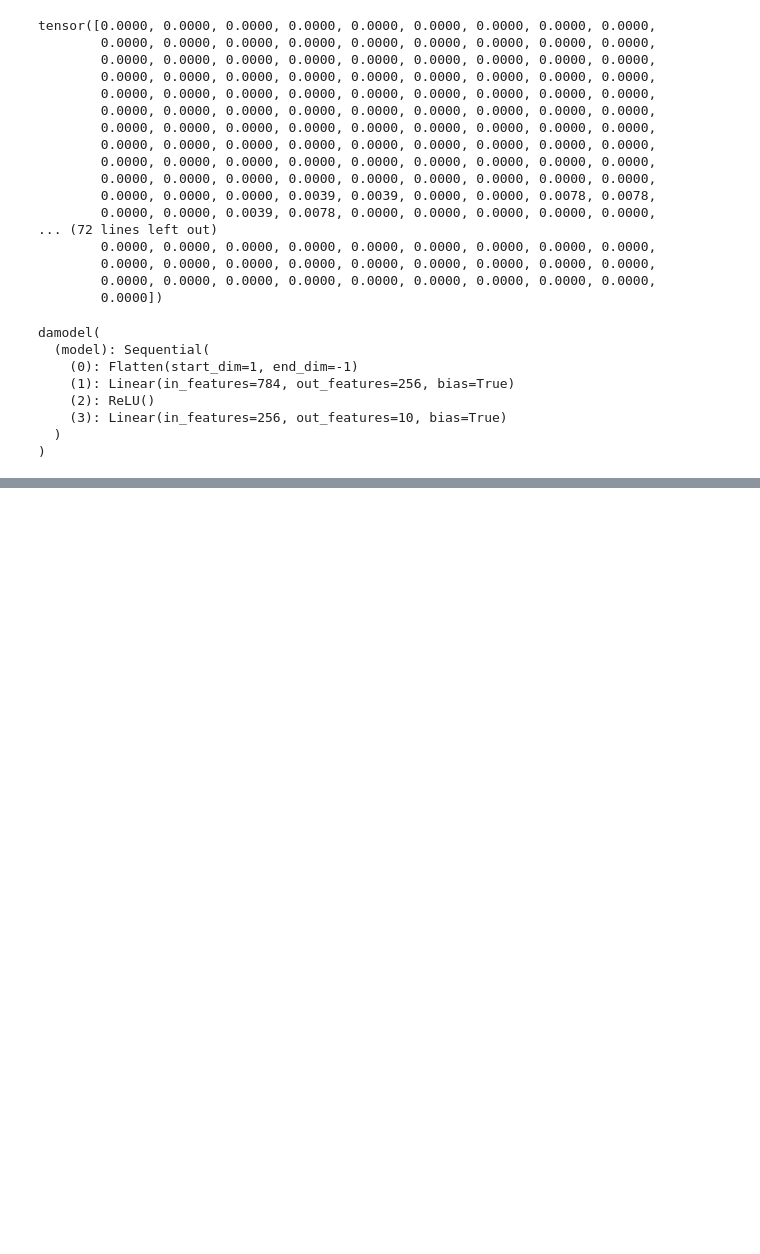
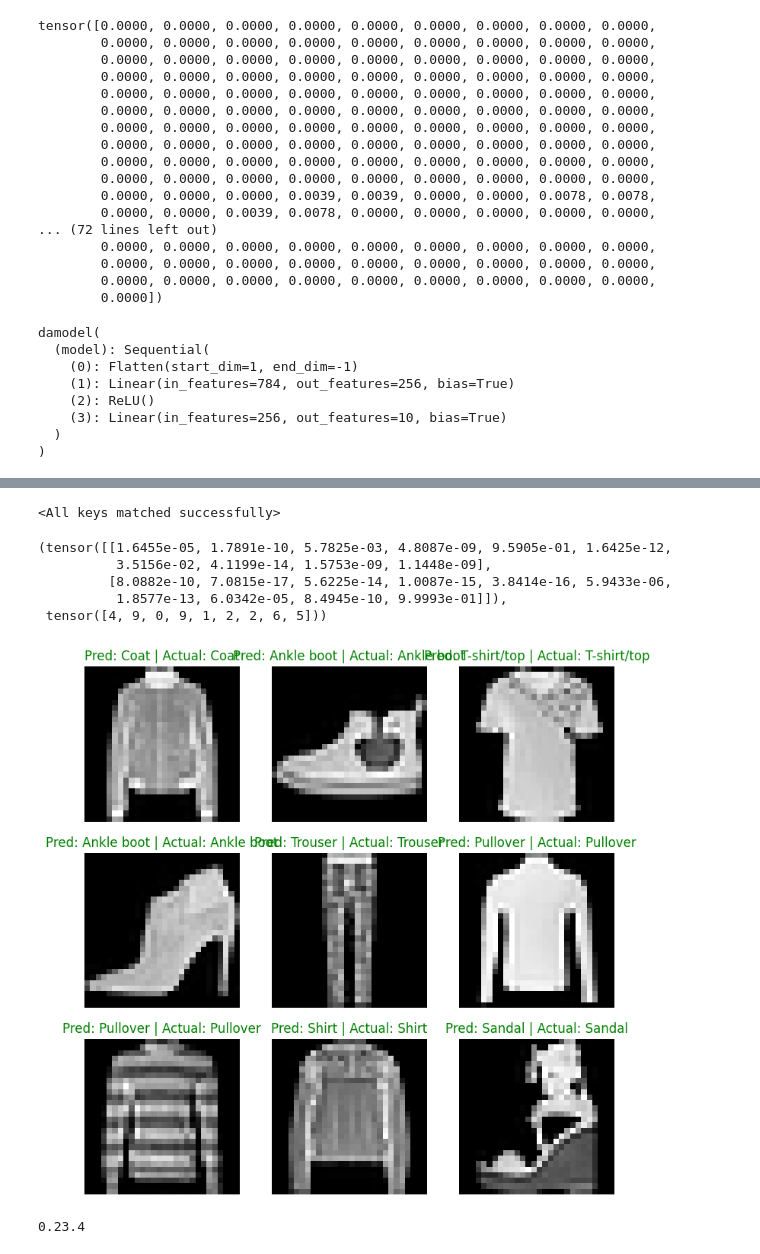
Before and after one commit to Krish743/pytorch-funsies, a Jupyter notebook: CNN/cnn01.ipynb, the cells around one changed output, grey strips where cells are left out. Drawn from its saved outputs; the diff is of its cells as text; code cells hidden in the pictures; blank space fills up the shorter version.

```diff
--- a/CNN/cnn01.ipynb
+++ b/CNN/cnn01.ipynb
@@ -260,0 +386,59 @@ acc:0.8949
+# %%
+model_1 = cnnmodel(1, 10, len(class_names)).to(device)
+model_1.load_state_dict(torch.load("/content/drive/MyDrive/PyTorchShen/model_1.pth"))
+# %% [output]
+<All keys matched successfully>
+# %%
+def make_pred(model, data):
+    pred_probs=[]
+    model.eval()
+    with torch.inference_mode():
+        for sample in data:
+            sample = torch.unsqueeze(sample, dim=0).to(device)
+
+            pred_logit = model(sample)
+
+            pred_probs.append(torch.softmax(pred_logit.squeeze(), dim=0).cpu())
+
+    return torch.stack(pred_probs)
+# %%
+import random
+# random.seed(42)
+test_samples = []
+test_labels = []
+
+for sample, label in random.sample(list(test_data), k=9):
+    test_samples.append(sample)
+    test_labels.append(label)
+# %%
+pred_probs = make_pred(model_1, test_samples)
+pred_labels = pred_probs.argmax(dim=1)
+# %%
+pred_probs[:2], pred_labels
+# %% [output]
+(tensor([[1.6455e-05, 1.7891e-10, 5.7825e-03, 4.8087e-09, 9.5905e-01, 1.6425e-12,
+          3.5156e-02, 4.1199e-14, 1.5753e-09, 1.1448e-09],
+         [8.0882e-10, 7.0815e-17, 5.6225e-14, 1.0087e-15, 3.8414e-16, 5.9433e-06,
+          1.8577e-13, 6.0342e-05, 8.4945e-10, 9.9993e-01]]),
+ tensor([4, 9, 0, 9, 1, 2, 2, 6, 5]))
+# %%
+fig = plt.figure(figsize=(9,9))
+rows, cols = 3,3
+for i, sample in enumerate(test_samples):
+    plt.subplot(rows, cols, i+1)
+
+    plt.imshow(sample.squeeze(), cmap="gray")
+
+    pred_label = class_names[pred_labels[i]]
+
+    actual_label = class_names[test_labels[i]]
+
+    title_text = f"Pred: {pred_label} | Actual: {actual_label}"
+
+    if pred_label ==actual_label:
+        plt.title(title_text, c='g')
+    else:
+        plt.title(title_text, c='r')
+    plt.axis(False)
+# %% [output]
+[figure, added]
@@ -260,0 +459,5 @@ acc:0.8949
+# %%
+import mlxtend
+print(mlxtend.__version__)
+# %% [output]
+0.23.4
```
Also changed, not shown: parts of 20 cells of this notebook, 2 other files.
